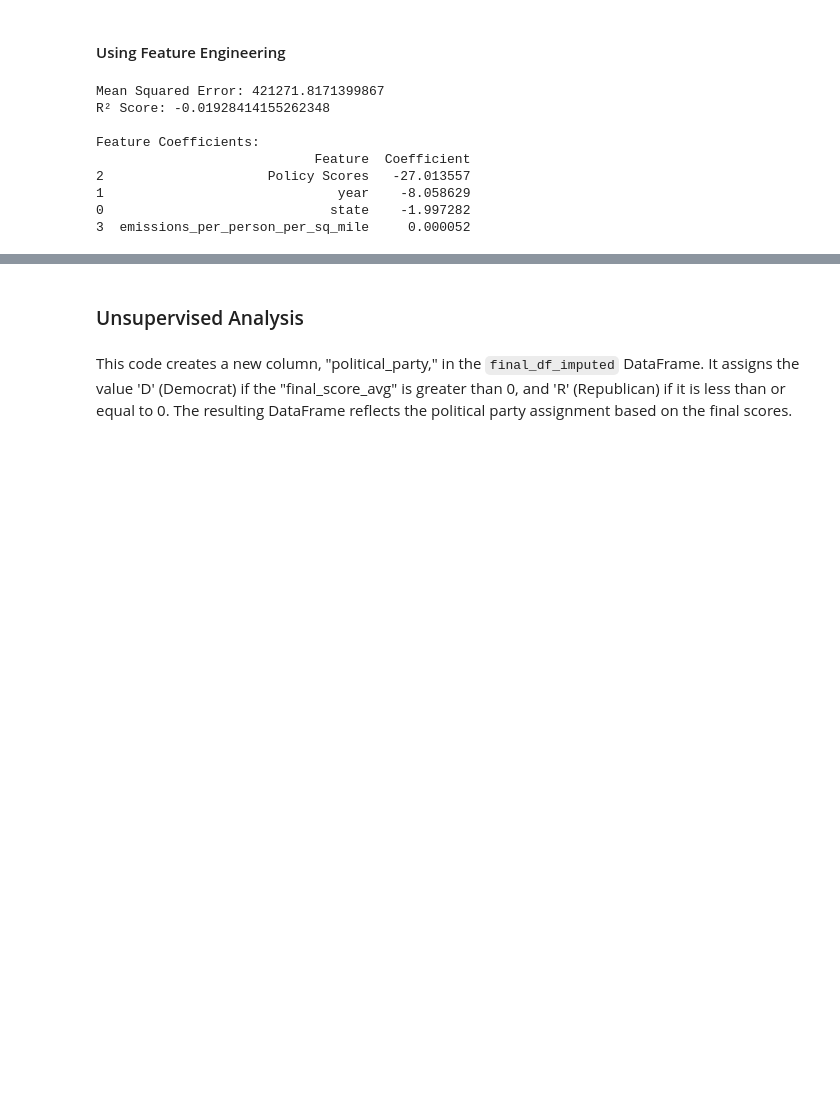
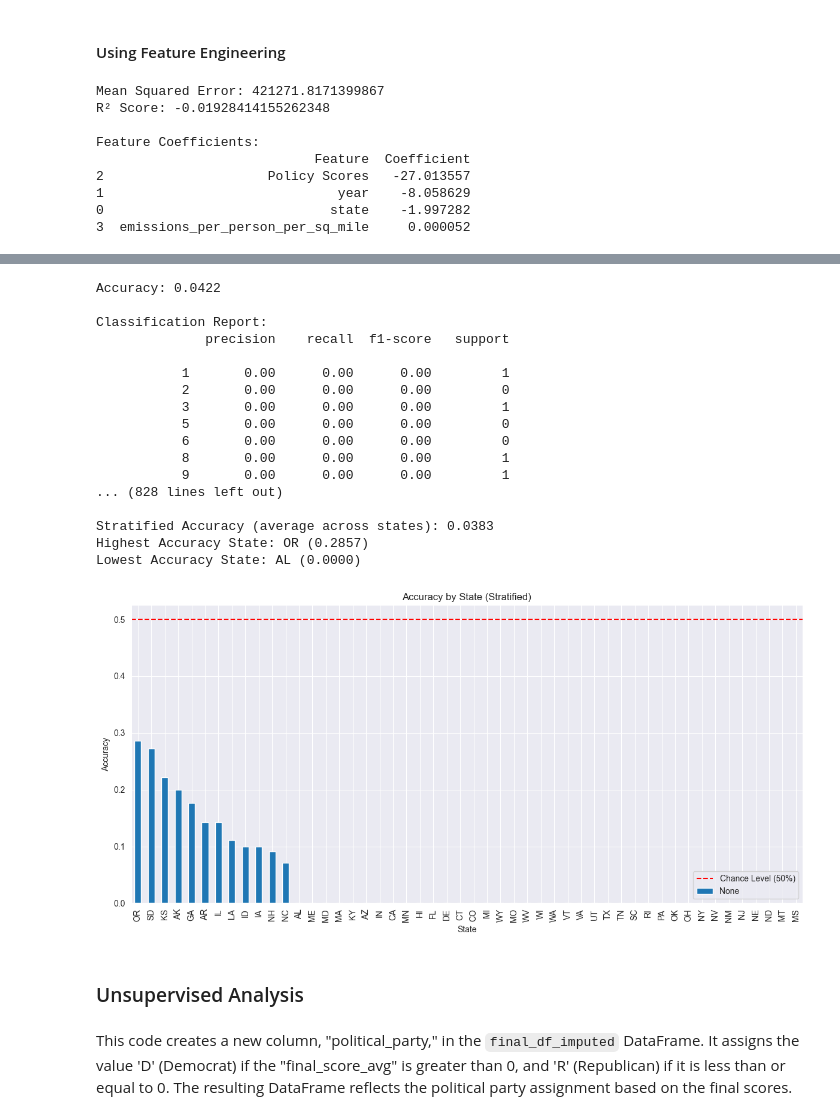
Before and after one commit to AyalYakobe/AirPollutionByPolitics, a Jupyter notebook: src/overview.ipynb, the cells around one changed output, grey strips where cells are left out. Cells and saved outputs as stored; diff of their text form; code cells hidden in the pictures; blank space fills up the shorter version.

```diff
--- a/src/overview.ipynb
+++ b/src/overview.ipynb
@@ -1707,14 +1746,22 @@ Feature Coefficients:
 # %%
+from sklearn.ensemble import RandomForestClassifier
+from sklearn.model_selection import train_test_split
+from sklearn.metrics import accuracy_score, classification_report
+from sklearn.preprocessing import LabelEncoder
+import matplotlib.pyplot as plt
+import pandas as pd
+
 def run_random_forest_classifier(df):
     label_encoder = LabelEncoder()
     df = df.dropna(subset=['state', 'year', 'Policy Scores', 'emissions_per_person_per_sq_mile', 'political_party'])
-    df['state'] = label_encoder.fit_transform(df['state'])
+    df['state_encoded'] = label_encoder.fit_transform(df['state'])
     df['political_party'] = label_encoder.fit_transform(df['political_party'])
 
-    X = df[['state', 'year', 'Policy Scores', 'emissions_per_person_per_sq_mile']]
+    X = df[['state_encoded', 'year', 'Policy Scores', 'emissions_per_person_per_sq_mile']]
     y = df['political_party']
 
     X_train, X_test, y_train, y_test = train_test_split(X, y, test_size=0.2, random_state=42)
+    test_states = df.iloc[y_test.index]['state']  # Use original state name, not encoded version
 
     model = RandomForestClassifier(n_estimators=100, random_state=42)
     model.fit(X_train, y_train)
@@ -1727,10 +1774,37 @@ def run_random_forest_classifier(df):
         'Importance': model.feature_importances_
     }).sort_values(by='Importance', ascending=False)
 
-    print(f'Accuracy: {acc}')
+    print(f'Accuracy: {acc:.4f}')
     print("\nClassification Report:")
+    print(classification_report(y_test, y_pred))
+
     print("\nFeature Importances:")
     print(feature_importance_df)
 
-    return acc, feature_importance_df
+    # Stratified accuracy by state
+    results = pd.DataFrame({
+        'state': test_states.values,
+        'actual': y_test,
+        'predicted': y_pred
+    })
+
+    accuracy_by_state = results.groupby('state').apply(lambda g: accuracy_score(g['actual'], g['predicted']))
+    stratified_accuracy = accuracy_by_state.mean()
+
+    print(f"\nStratified Accuracy (average across states): {stratified_accuracy:.4f}")
+    print(f"Highest Accuracy State: {accuracy_by_state.idxmax()} ({accuracy_by_state.max():.4f})")
+    print(f"Lowest Accuracy State: {accuracy_by_state.idxmin()} ({accuracy_by_state.min():.4f})")
+
+    # Bar chart of per-state accuracy
+    plt.figure(figsize=(12, 6))
+    accuracy_by_state.sort_values(ascending=False).plot(kind='bar')
+    plt.axhline(0.5, color='red', linestyle='--', label='Chance Level (50%)')
+    plt.title('Accuracy by State (Stratified)')
+    plt.xlabel('State')
+    plt.ylabel('Accuracy')
+    plt.legend()
+    plt.tight_layout()
+    plt.show()
+
+    return acc, feature_importance_df, stratified_accuracy, accuracy_by_state.sort_values(ascending=False)
 # %%
@@ -1782,5 +1893,24 @@ mse, r2, explained_var, feature_importance_df = run_random_forest_regressor(fina
 # %%
-acc, feature_importance_df = run_random_forest_classifier(final_df_imputed)
+acc, feature_importance_df, stratified_accuracy, accuracy_by_state = run_random_forest_classifier(final_df_imputed)
+# %% [output]
+Accuracy: 0.0422
+
+Classification Report:
+              precision    recall  f1-score   support
+
+           1       0.00      0.00      0.00         1
+           2       0.00      0.00      0.00         0
+           3       0.00      0.00      0.00         1
+           5       0.00      0.00      0.00         0
+           6       0.00      0.00      0.00         0
+           8       0.00      0.00      0.00         1
+           9       0.00      0.00      0.00         1
+... (828 lines left out)
+
+Stratified Accuracy (average across states): 0.0383
+Highest Accuracy State: OR (0.2857)
+Lowest Accuracy State: AL (0.0000)
+[figure, added]
 # %% [markdown]
 ### Unsupervised Analysis
 # %% [markdown]
```
Also changed, not shown: parts of 22 cells of this notebook.
